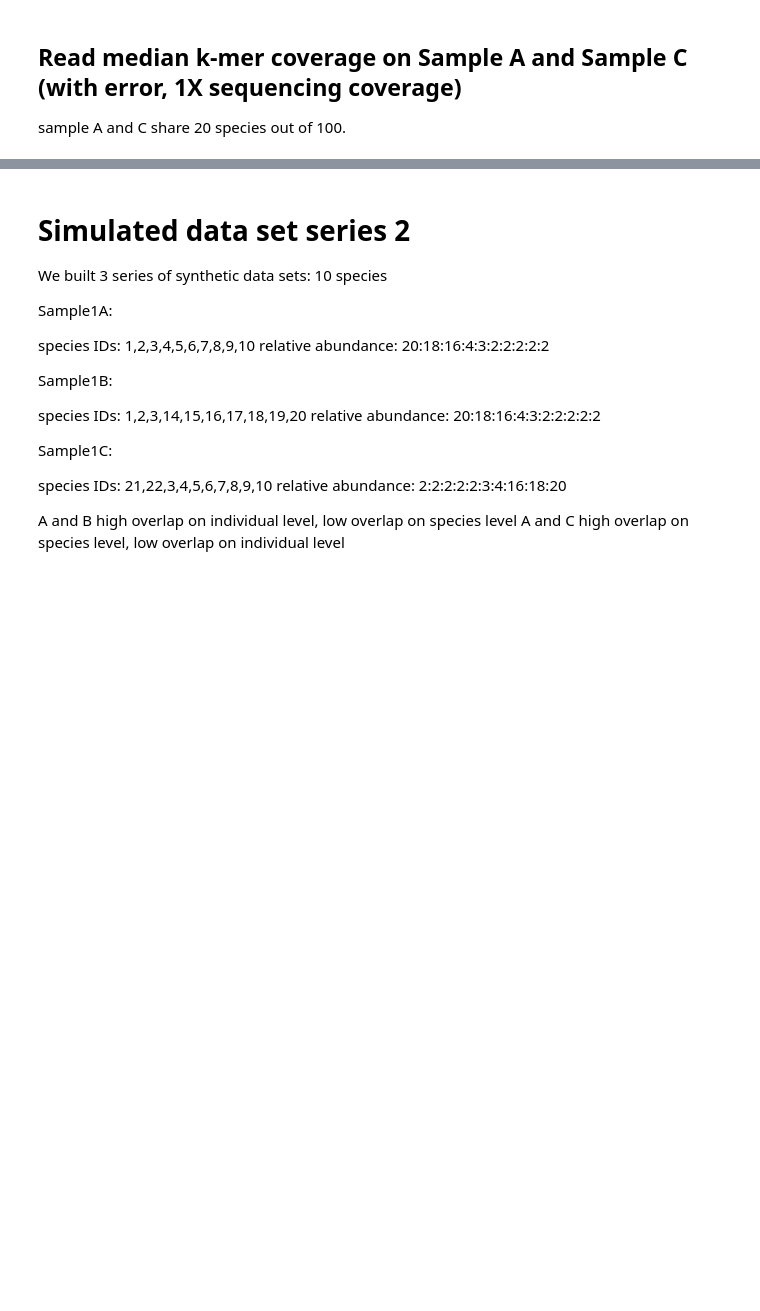
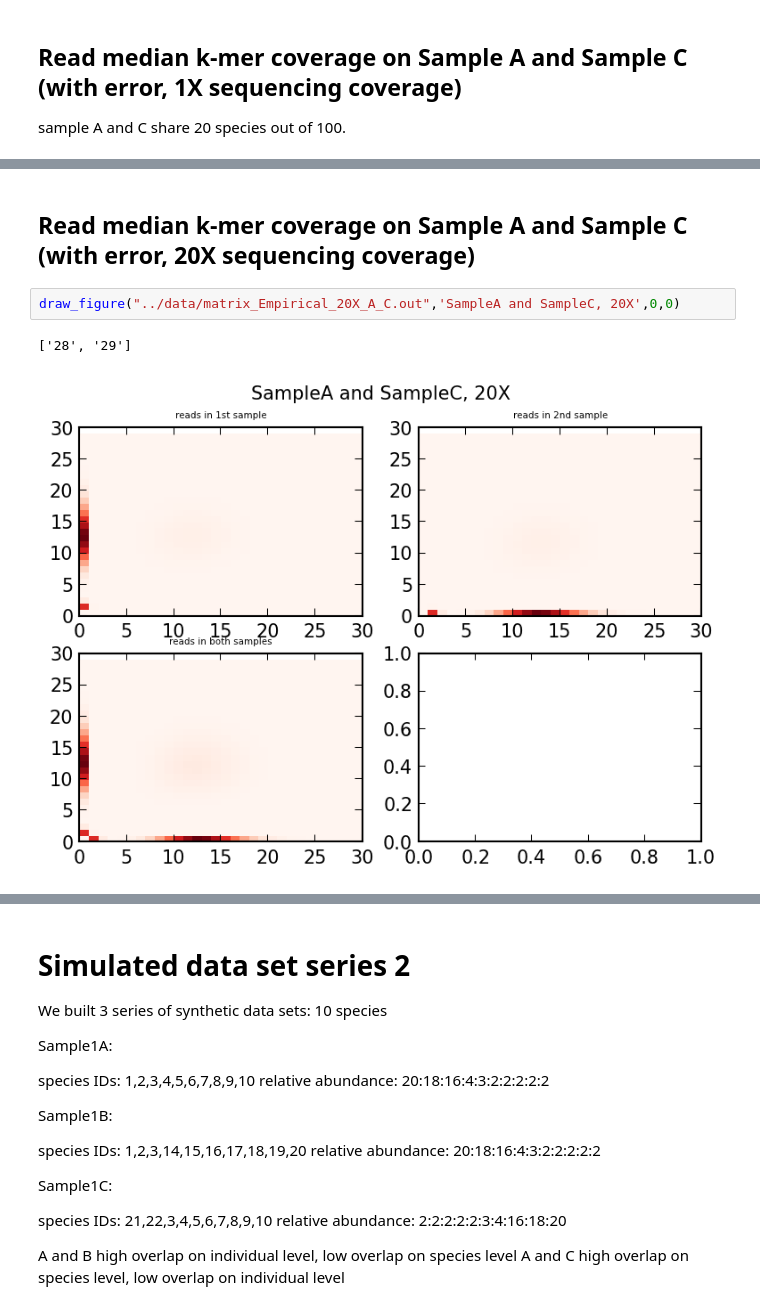
Before and after one commit to qingpeng/2013-diversity, a Jupyter notebook: notebook/Overlap_Matrix.ipynb, the cells around one changed output, grey strips where cells are left out. Cells and saved outputs as stored; diff of their text form; blank space fills up the shorter version.

```diff
--- a/notebook/Overlap_Matrix.ipynb
+++ b/notebook/Overlap_Matrix.ipynb
@@ -117,0 +126,8 @@ draw_figure("../data/matrix_Empirical_1X_A_C.out",'SampleA and SampleC, 1X',0,0)
+# %% [markdown]
+Read median k-mer coverage on Sample A and Sample C (with error, 20X sequencing coverage)
+--------
+# %%
+draw_figure("../data/matrix_Empirical_20X_A_C.out",'SampleA and SampleC, 20X',0,0)
+# %% [output]
+['28', '29']
+[figure, added]
```
Also changed, not shown: parts of 16 cells of this notebook, 4 other files.
